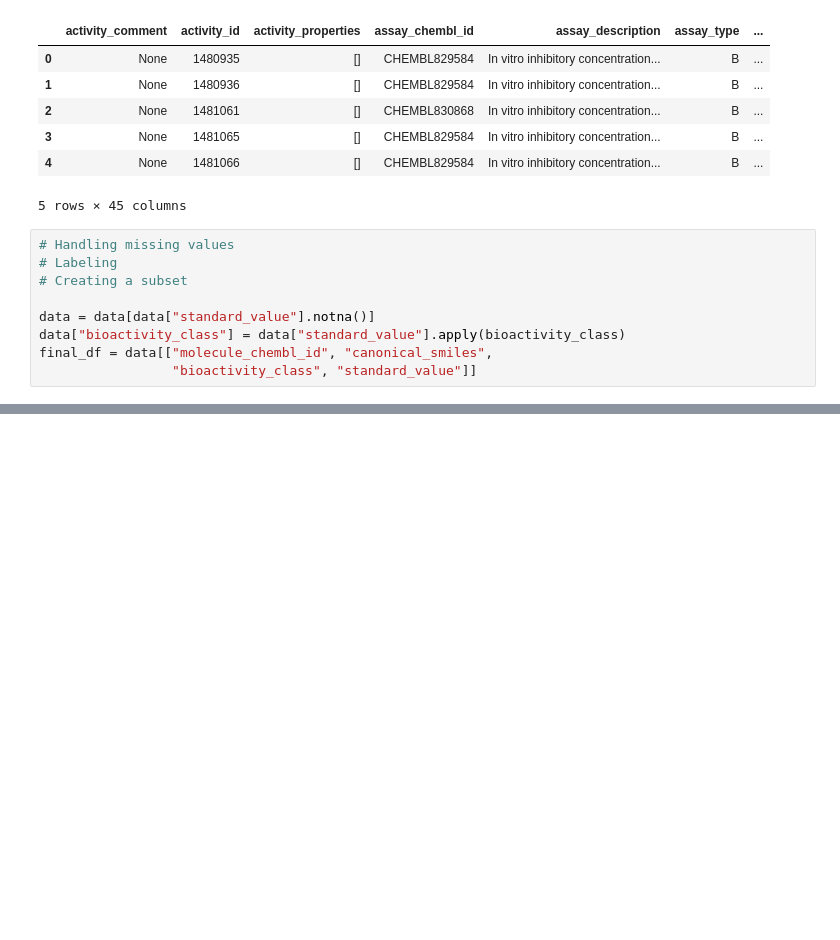
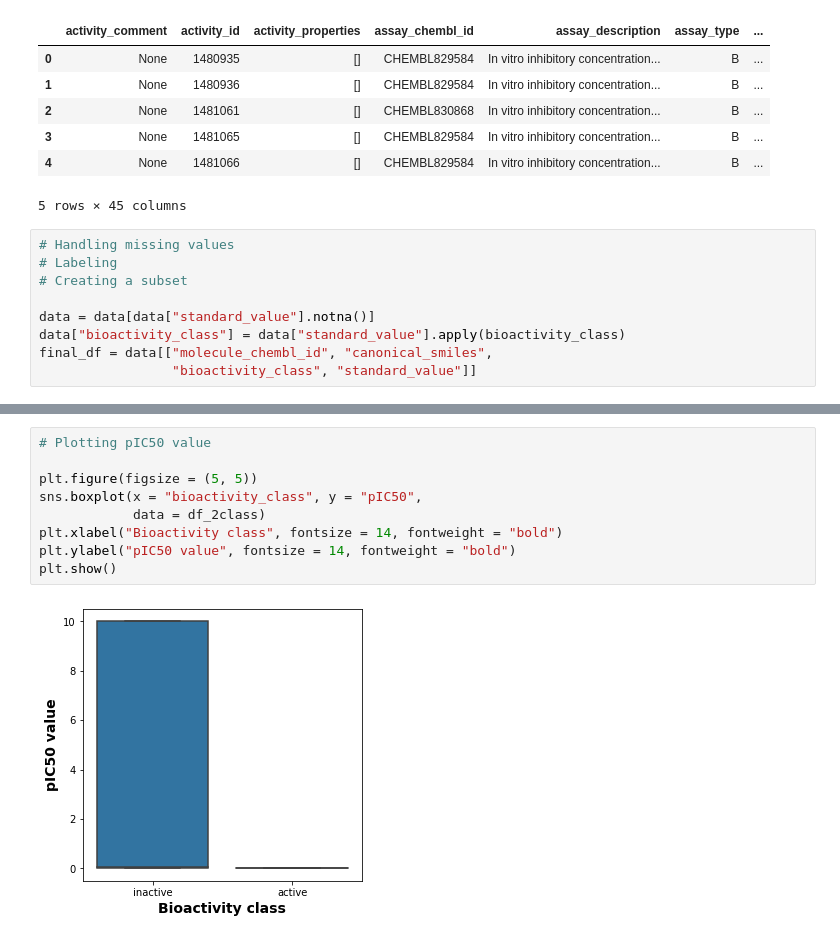
Before and after one commit to eh329/Bioinformatcs-Project, a Jupyter notebook: DrugDiscoverywithPython.ipynb, the cells around one changed output, grey strips where cells are left out. Cells and saved outputs as stored; diff of their text form; blank space fills up the shorter version.

```diff
--- a/DrugDiscoverywithPython.ipynb
+++ b/DrugDiscoverywithPython.ipynb
@@ -168,0 +378,11 @@ final_df = data[["molecule_chembl_id", "canonical_smiles",
+# %%
+# Plotting pIC50 value
+
+plt.figure(figsize = (5, 5))
+sns.boxplot(x = "bioactivity_class", y = "pIC50",
+            data = df_2class)
+plt.xlabel("Bioactivity class", fontsize = 14, fontweight = "bold")
+plt.ylabel("pIC50 value", fontsize = 14, fontweight = "bold")
+plt.show()
+# %% [output]
+[figure, added]
```
Also changed, not shown: parts of 24 cells of this notebook.
